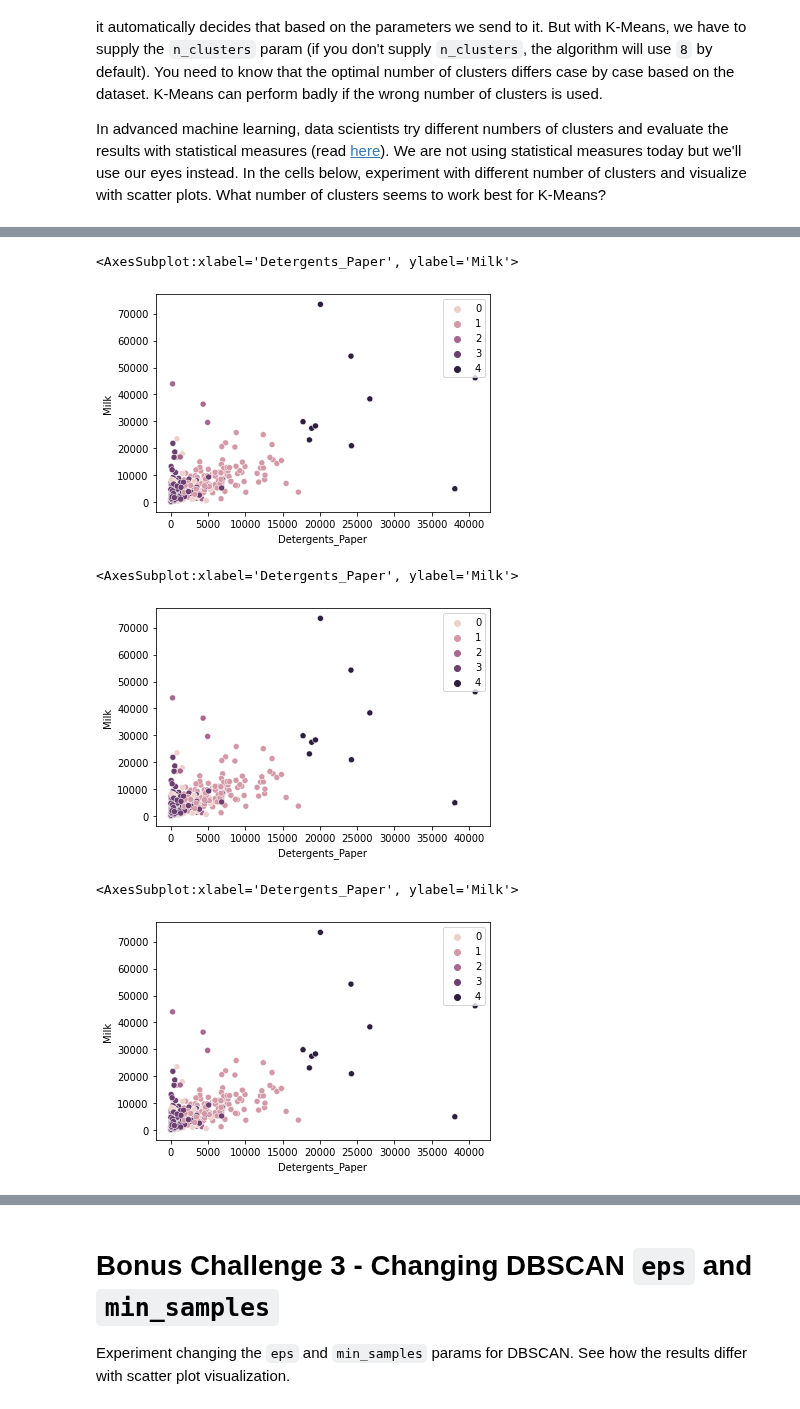
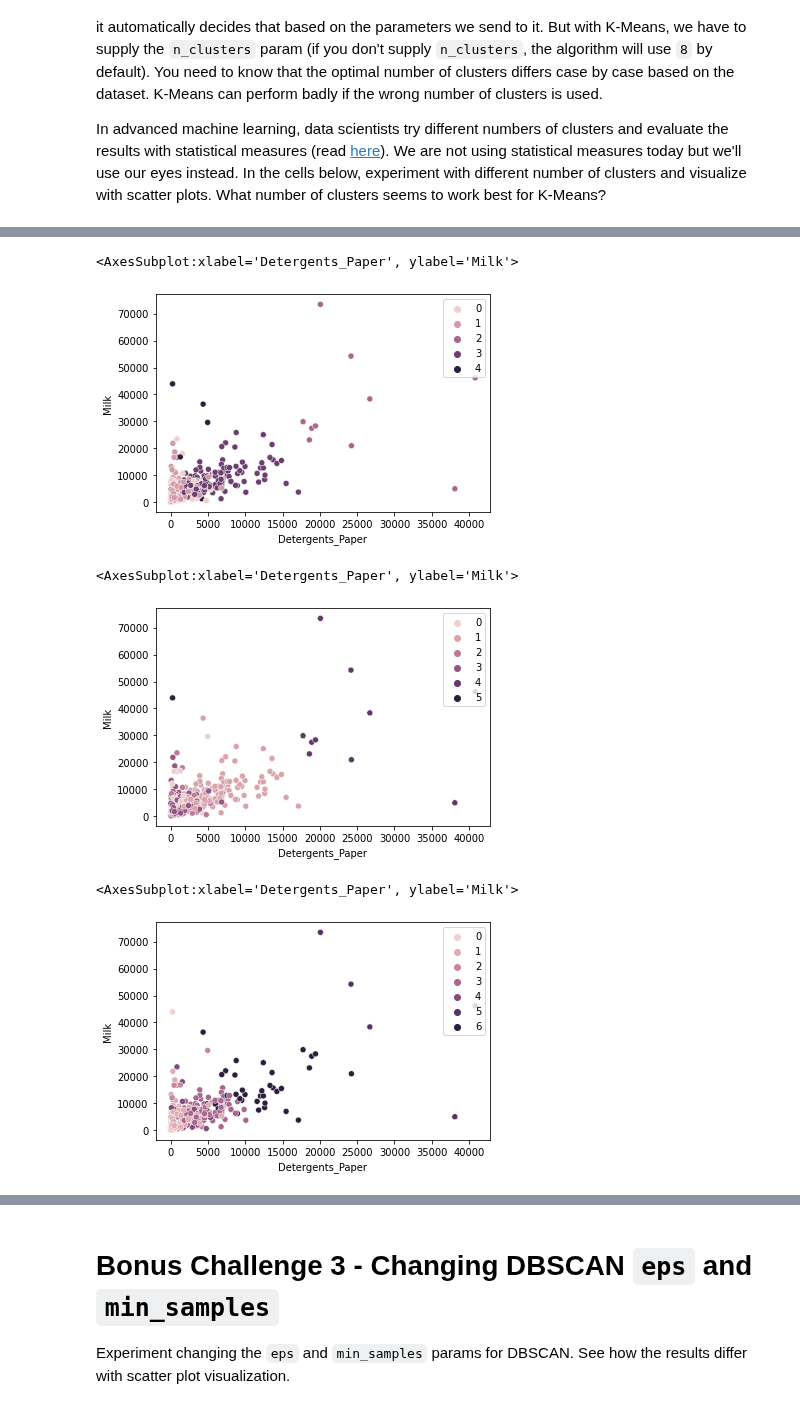
Before and after one commit to ironhack-datalabs/datamad1020, a Jupyter notebook: module-3/lab-unsupervised-learning/your-code/main.ipynb, the cells around one changed output, grey strips where cells are left out. Saved outputs shown, nothing was run; the diff lists cells and outputs as text; code cells hidden in the pictures.

```diff
--- a/module-3/lab-unsupervised-learning/your-code/main.ipynb
+++ b/module-3/lab-unsupervised-learning/your-code/main.ipynb
@@ -367,31 +365,31 @@ km=KMeans(n_clusters=5)
 
 km_fit=km.fit(customers_scale)
 # %%
-y_pred=km.labels_
-sns.scatterplot(x=customers["Detergents_Paper"],y=customers["Milk"], hue=y_pred)
+hue=km.labels_
+sns.scatterplot(x=customers["Detergents_Paper"],y=customers["Milk"], hue=hue)
 # %% [output]
 <AxesSubplot:xlabel='Detergents_Paper', ylabel='Milk'>
-[figure, old version]
+[figure, new version]
 # %%
 km=KMeans(n_clusters=6)
 
 km_fit=km.fit(customers_scale)
 # %%
-pred=km.labels_
-sns.scatterplot(x=customers["Detergents_Paper"],y=customers["Milk"], hue=y_pred)
+hue=km.labels_
+sns.scatterplot(x=customers["Detergents_Paper"],y=customers["Milk"], hue=hue)
 # %% [output]
 <AxesSubplot:xlabel='Detergents_Paper', ylabel='Milk'>
-[figure, old version]
+[figure, new version]
 # %%
 km=KMeans(n_clusters=7)
 
 km_fit=km.fit(customers_scale)
 # %%
-pred=km.labels_
-sns.scatterplot(x=customers["Detergents_Paper"],y=customers["Milk"], hue=y_pred)
+hue=km.labels_
+sns.scatterplot(x=customers["Detergents_Paper"],y=customers["Milk"], hue=hue)
 # %% [output]
 <AxesSubplot:xlabel='Detergents_Paper', ylabel='Milk'>
-[figure, old version]
+[figure, new version]
 # %%
 km=KMeans(n_clusters=8)
 
```
Also changed, not shown: parts of 15 cells of this notebook.
